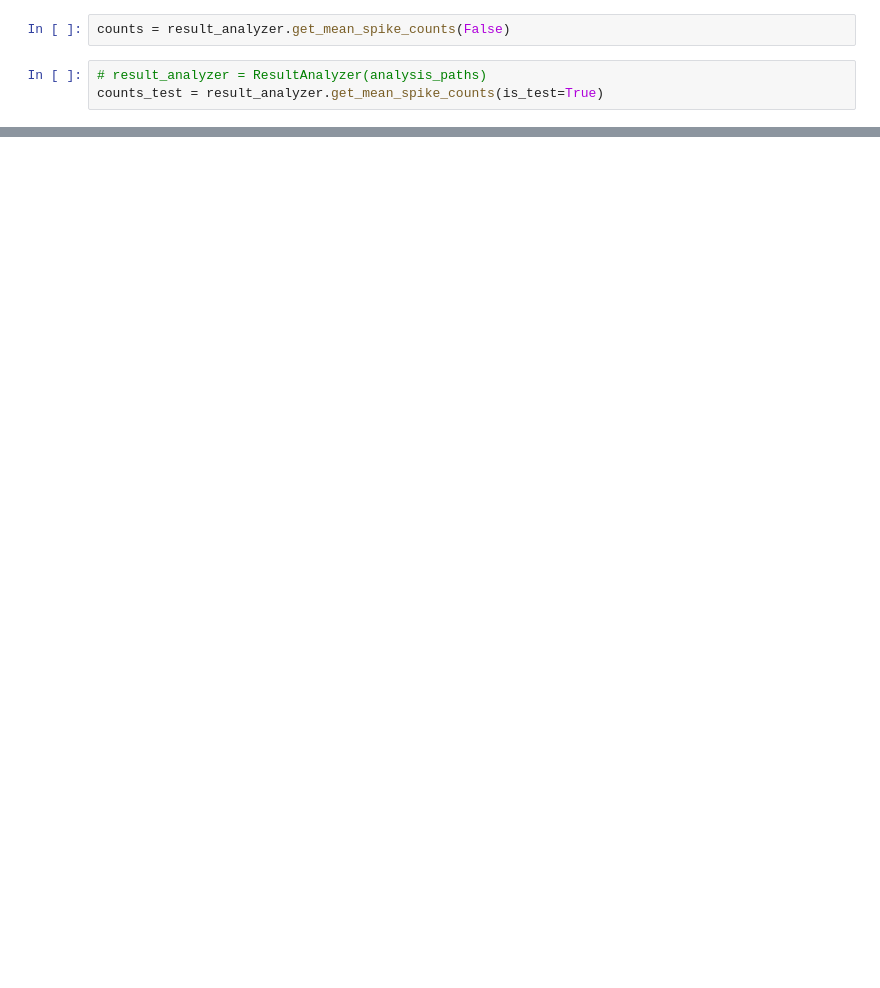
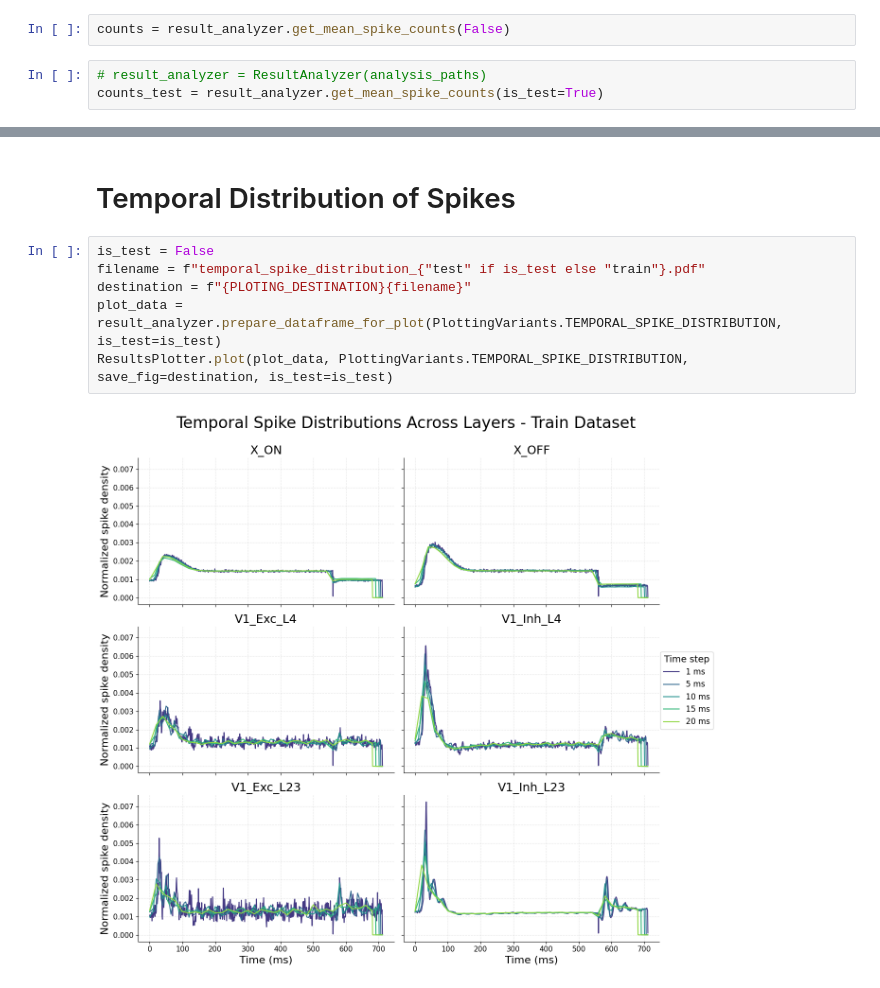
Before and after one commit to dbeinhauer/mcs-source, a Jupyter notebook: results_analysis_tools/analysis_overview.ipynb, the cells around one changed output, grey strips where cells are left out. Drawn from its saved outputs; the diff is of its cells as text; blank space fills up the shorter version.

Commit message:
Ploting temporal resolution of the dataset

```diff
--- a/results_analysis_tools/analysis_overview.ipynb
+++ b/results_analysis_tools/analysis_overview.ipynb
@@ -62,0 +70,10 @@ ResultsPlotter.plot(plot_data, PlottingVariants.TIME_BIN_COUNT_RATIO, is_test=is
+# %% [markdown]
+# Temporal Distribution of Spikes
+# %%
+is_test = False
+filename = f"temporal_spike_distribution_{"test" if is_test else "train"}.pdf"
+destination = f"{PLOTING_DESTINATION}{filename}"
+plot_data = result_analyzer.prepare_dataframe_for_plot(PlottingVariants.TEMPORAL_SPIKE_DISTRIBUTION, is_test=is_test)
+ResultsPlotter.plot(plot_data, PlottingVariants.TEMPORAL_SPIKE_DISTRIBUTION, save_fig=destination, is_test=is_test)
+# %% [output]
+[figure, added]
```
Also changed, not shown: parts of 5 cells of this notebook, 8 other files.
